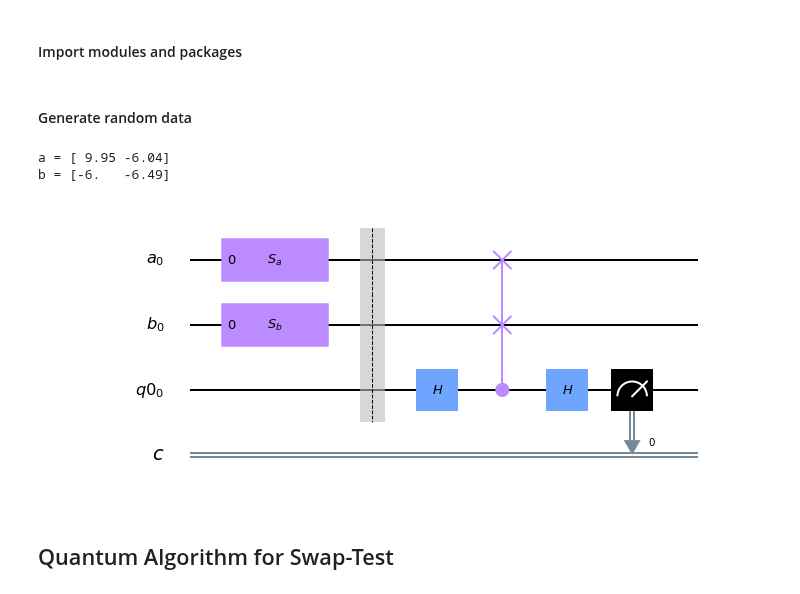
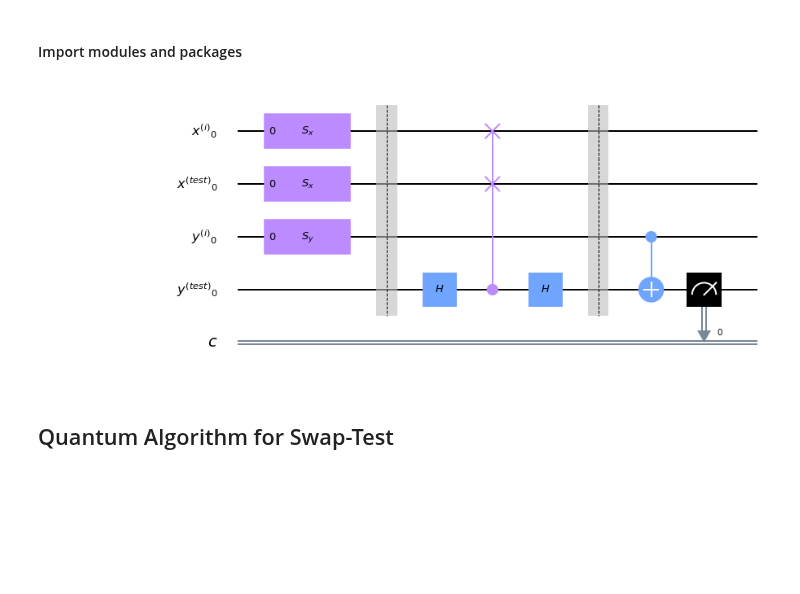
Before and after one commit to amacaluso/Quantum-Ensemble-for-Classification, a Jupyter notebook: Quantum Cosine Classifier.ipynb, the cells around one changed output. Drawn from its saved outputs; the diff is of its cells as text; code cells hidden in the pictures; blank space fills up the shorter version.

```diff
--- a/Quantum Cosine Classifier.ipynb
+++ b/Quantum Cosine Classifier.ipynb
@@ -7,17 +7,3 @@
 
 from Utils import *
 from modeling import *
-# %% [markdown]
-#### Generate random data
-# %%
-seed = 543
-np.random.seed(seed)
-
-a = uniform(-10,10,2)
-b = uniform(-10,10,2)
-
-print('a =', np.round(a,2))
-print('b =', np.round(b,2))
-# %% [output]
-a = [ 9.95 -6.04]
-b = [-6.   -6.49]
@@ -26,8 +10,12 @@ b = [-6.   -6.49]
+# %%
+x_train = normalize_custom(uniform(-10,10,2))
+x_test = normalize_custom(uniform(-10,10,2))
+y_train = [0,1]
 # %%
-qc = quantum_swap_test(a, b)
+qc = quantum_cosine_classifier(x_train, x_test, y_train)
 qc.draw(output='mpl', scale=1)
 # %% [output]
-[figure, old version]
+[figure, new version]
 # %% [markdown]
 ## Quantum Algorithm for Swap-Test
 # %% [markdown]
```
Also changed, not shown: parts of 14 cells of this notebook, 6 other files.
